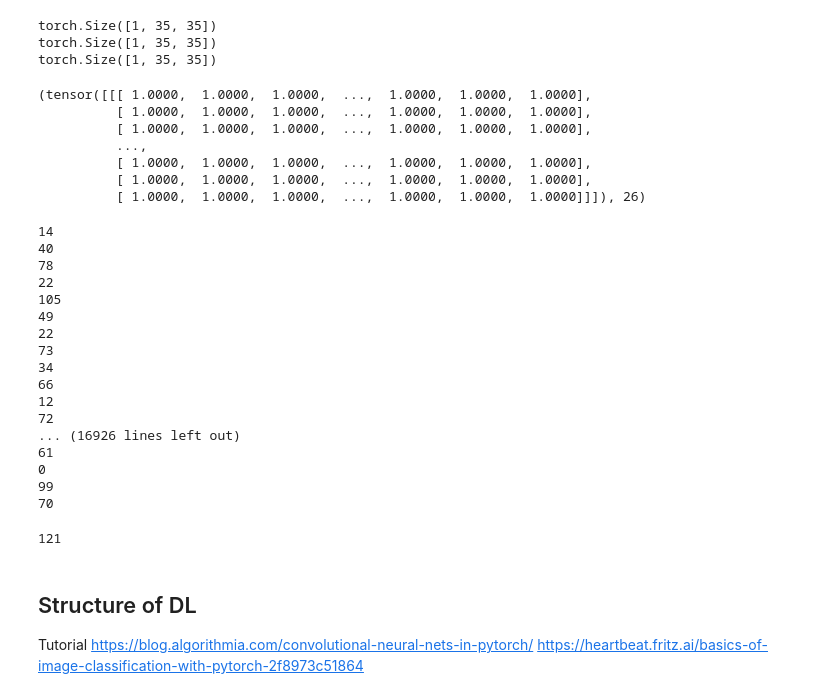
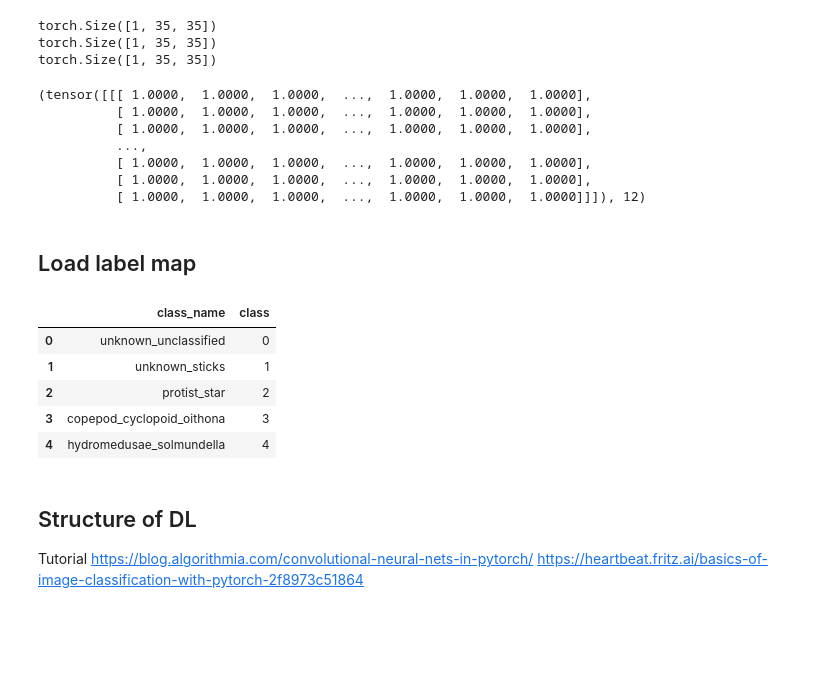
Before and after one commit to JeffreyBosman/PlanktonImgClassification, a Jupyter notebook: Planktop_kaggle.ipynb, the cells around one changed output. Saved outputs shown, nothing was run; the diff lists cells and outputs as text; code cells hidden in the pictures; blank space fills up the shorter version.

```diff
--- a/Planktop_kaggle.ipynb
+++ b/Planktop_kaggle.ipynb
@@ -129,45 +129,38 @@ for i in range(3):
 torch.Size([1, 35, 35])
 torch.Size([1, 35, 35])
 torch.Size([1, 35, 35])
-# %%
-training_set[91]
-# %% [output]
-(tensor([[[ 1.0000,  1.0000,  1.0000,  ...,  1.0000,  1.0000,  1.0000],
-          [ 1.0000,  1.0000,  1.0000,  ...,  1.0000,  1.0000,  1.0000],
-          [ 1.0000,  1.0000,  1.0000,  ...,  1.0000,  1.0000,  1.0000],
-          ...,
-          [ 1.0000,  1.0000,  1.0000,  ...,  1.0000,  1.0000,  1.0000],
-          [ 1.0000,  1.0000,  1.0000,  ...,  1.0000,  1.0000,  1.0000],
-          [ 1.0000,  1.0000,  1.0000,  ...,  1.0000,  1.0000,  1.0000]]]), 26)
+# %%
+## Just see one tensor
+training_set[35]
+# %% [output]
+(tensor([[[ 1.0000,  1.0000,  1.0000,  ...,  1.0000,  1.0000,  1.0000],
+          [ 1.0000,  1.0000,  1.0000,  ...,  1.0000,  1.0000,  1.0000],
+          [ 1.0000,  1.0000,  1.0000,  ...,  1.0000,  1.0000,  1.0000],
+          ...,
+          [ 1.0000,  1.0000,  1.0000,  ...,  1.0000,  1.0000,  1.0000],
+          [ 1.0000,  1.0000,  1.0000,  ...,  1.0000,  1.0000,  1.0000],
+          [ 1.0000,  1.0000,  1.0000,  ...,  1.0000,  1.0000,  1.0000]]]), 12)
 # %%
 alle_train_classes = []
 for i in range(len(training_set)):
-    print(training_set[i][1])
     alle_train_classes.append(training_set[i][1])
+
+alle_train_classes_unique = list(set(alle_train_classes))
+
+len(alle_train_classes_unique)
-# %% [output]
-14
-40
-78
-22
-105
-49
-22
-73
-34
-66
-12
-72
-... (16926 lines left out)
-61
-0
-99
-70
-# %%
-alle_train_classes_unique = list(set(alle_train_classes))
-
-len(alle_train_classes_unique)
-# %% [output]
-121
+# %% [markdown]
+## Load label map
+# %%
+label_map = pd.read_table('./all/label_map.txt', delim_whitespace=True, names=('class_name', 'class'))
+
+label_map.head()
+# %% [output]
+|  | class_name | class |
+| 0 | unknown_unclassified | 0 |
+| 1 | unknown_sticks | 1 |
+| 2 | protist_star | 2 |
+| 3 | copepod_cyclopoid_oithona | 3 |
+| 4 | hydromedusae_solmundella | 4 |
 # %% [markdown]
 ## Structure of DL
 Tutorial https://blog.algorithmia.com/convolutional-neural-nets-in-pytorch/
```
Also changed, not shown: parts of 7 cells of this notebook.
